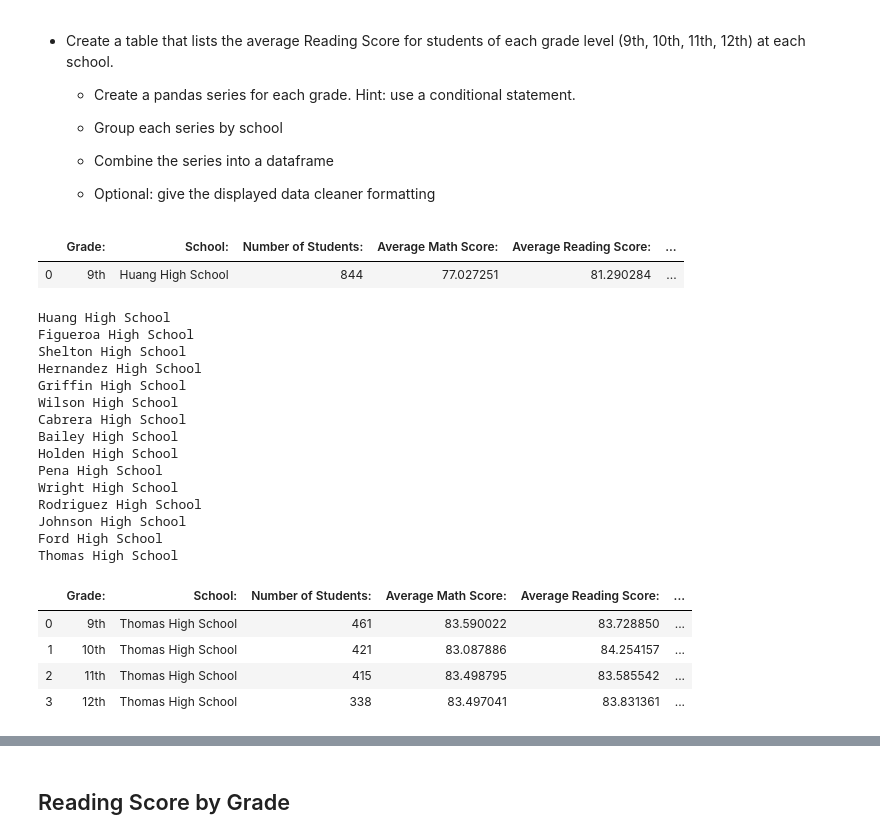
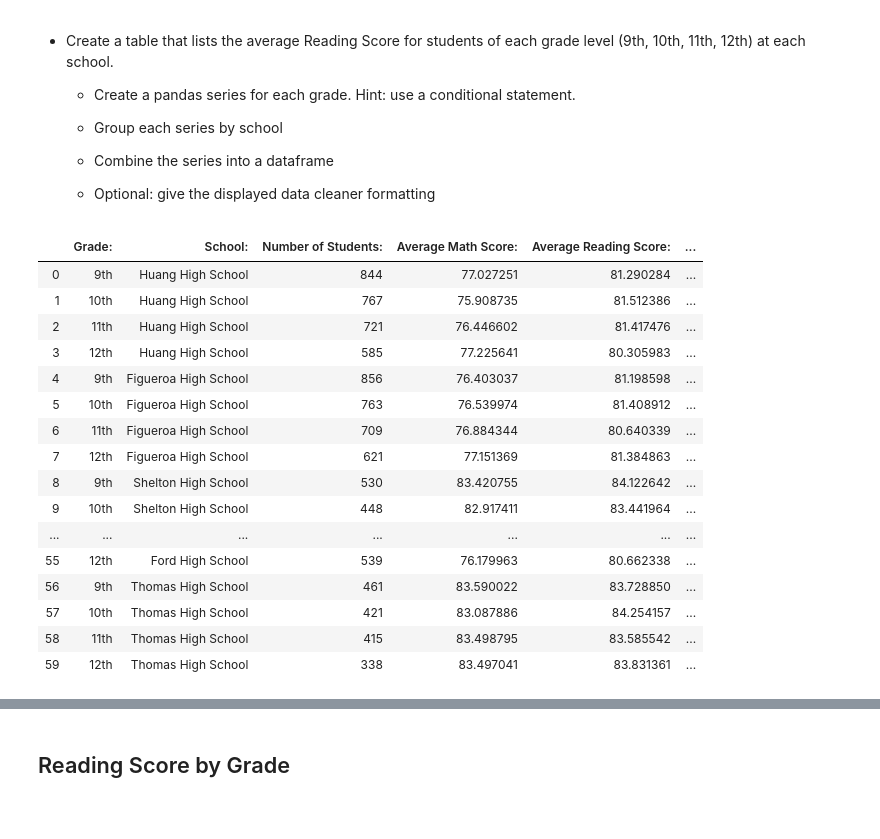
Before and after one commit to jdilligard/SMU_Homework, a Jupyter notebook: 04-Pandas/Instructions/PyCitySchools/PyCitySchools_starter.ipynb, the cells around one changed output, grey strips where cells are left out. Saved outputs shown, nothing was run; the diff lists cells and outputs as text; code cells hidden in the pictures; blank space fills up the shorter version.

```diff
--- a/04-Pandas/Instructions/PyCitySchools/PyCitySchools_starter.ipynb
+++ b/04-Pandas/Instructions/PyCitySchools/PyCitySchools_starter.ipynb
@@ -166,52 +166,41 @@ data_sorted.head(5)
   * Optional: give the displayed data cleaner formatting
 # %%
 school_list = sdc_df.school_name.unique()
-# %%
- GetGradeScoreSummary("9th", school_list[0], sdc_df)
-# %% [output]
-|  | Grade: | School: | Number of Students: | Average Math Score: | Average Reading Score: | ... |
-| 0 | 9th | Huang High School | 844 | 77.027251 | 81.290284 | ... |
 # %%
 school_list = sdc_df.school_name.unique()
 x = 0
 for x, name in enumerate (school_list):
+
     if x == 0:
         school_grade_summary = GetGradeScoreSummary("9th", name, sdc_df)
         school_grade_temp = GetGradeScoreSummary("10th", name, sdc_df)
         school_grade_summary = pd.concat([school_grade_summary, school_grade_temp], ignore_index=True)
-        school_grade_temp = GetGradeScoreSummary("11th", name, sdc_df)
-        school_grade_summary = pd.concat([school_grade_summary, school_grade_temp], ignore_index=True)
-        school_grade_temp = GetGradeScoreSummary("12th", name, sdc_df)
-        school_grade_summary = pd.concat([school_grade_summary, school_grade_temp], ignore_index=True)
+        school_grade_summary = pd.concat([school_grade_summary, GetGradeScoreSummary("11th", name, sdc_df)], ignore_index=True)
+        school_grade_summary = pd.concat([school_grade_summary, GetGradeScoreSummary("12th", name, sdc_df)], ignore_index=True)
 
     else:
-        school_grade_summary = GetGradeScoreSummary("9th", name, sdc_df)
-        school_grade_temp = GetGradeScoreSummary("10th", name, sdc_df)
-        school_grade_summary = pd.concat([school_grade_summary, school_grade_temp], ignore_index=True)
-        school_grade_temp = GetGradeScoreSummary("11th", name, sdc_df)
-        school_grade_summary = pd.concat([school_grade_summary, school_grade_temp], ignore_index=True)
-        school_grade_temp = GetGradeScoreSummary("12th", name, sdc_df)
-        school_grade_summary = pd.concat([school_grade_summary, school_grade_temp], ignore_index=True)
+
+        school_grade_summary = pd.concat([school_grade_summary, GetGradeScoreSummary("9th", name, sdc_df)], ignore_index=True)
+        school_grade_summary = pd.concat([school_grade_summary, GetGradeScoreSummary("10th", name, sdc_df)], ignore_index=True)
+        school_grade_summary = pd.concat([school_grade_summary, GetGradeScoreSummary("11th", name, sdc_df)], ignore_index=True)
+        school_grade_summary = pd.concat([school_grade_summary, GetGradeScoreSummary("12th", name, sdc_df)], ignore_index=True)
 
 school_grade_summary
 # %% [output]
-Huang High School
-Figueroa High School
-Shelton High School
-Hernandez High School
-Griffin High School
-Wilson High School
-Cabrera High School
-Bailey High School
-Holden High School
-Pena High School
-Wright High School
-Rodriguez High School
-Johnson High School
-Ford High School
-Thomas High School
 |  | Grade: | School: | Number of Students: | Average Math Score: | Average Reading Score: | ... |
-| 0 | 9th | Thomas High School | 461 | 83.590022 | 83.728850 | ... |
-| 1 | 10th | Thomas High School | 421 | 83.087886 | 84.254157 | ... |
-| 2 | 11th | Thomas High School | 415 | 83.498795 | 83.585542 | ... |
-| 3 | 12th | Thomas High School | 338 | 83.497041 | 83.831361 | ... |
+| 0 | 9th | Huang High School | 844 | 77.027251 | 81.290284 | ... |
+| 1 | 10th | Huang High School | 767 | 75.908735 | 81.512386 | ... |
+| 2 | 11th | Huang High School | 721 | 76.446602 | 81.417476 | ... |
+| 3 | 12th | Huang High School | 585 | 77.225641 | 80.305983 | ... |
+| 4 | 9th | Figueroa High School | 856 | 76.403037 | 81.198598 | ... |
+| 5 | 10th | Figueroa High School | 763 | 76.539974 | 81.408912 | ... |
+| 6 | 11th | Figueroa High School | 709 | 76.884344 | 80.640339 | ... |
+| 7 | 12th | Figueroa High School | 621 | 77.151369 | 81.384863 | ... |
+| 8 | 9th | Shelton High School | 530 | 83.420755 | 84.122642 | ... |
+| 9 | 10th | Shelton High School | 448 | 82.917411 | 83.441964 | ... |
+| ... | ... | ... | ... | ... | ... | ... |
+| 55 | 12th | Ford High School | 539 | 76.179963 | 80.662338 | ... |
+| 56 | 9th | Thomas High School | 461 | 83.590022 | 83.728850 | ... |
+| 57 | 10th | Thomas High School | 421 | 83.087886 | 84.254157 | ... |
+| 58 | 11th | Thomas High School | 415 | 83.498795 | 83.585542 | ... |
+| 59 | 12th | Thomas High School | 338 | 83.497041 | 83.831361 | ... |
```
Also changed, not shown: parts of 8 cells of this notebook.
